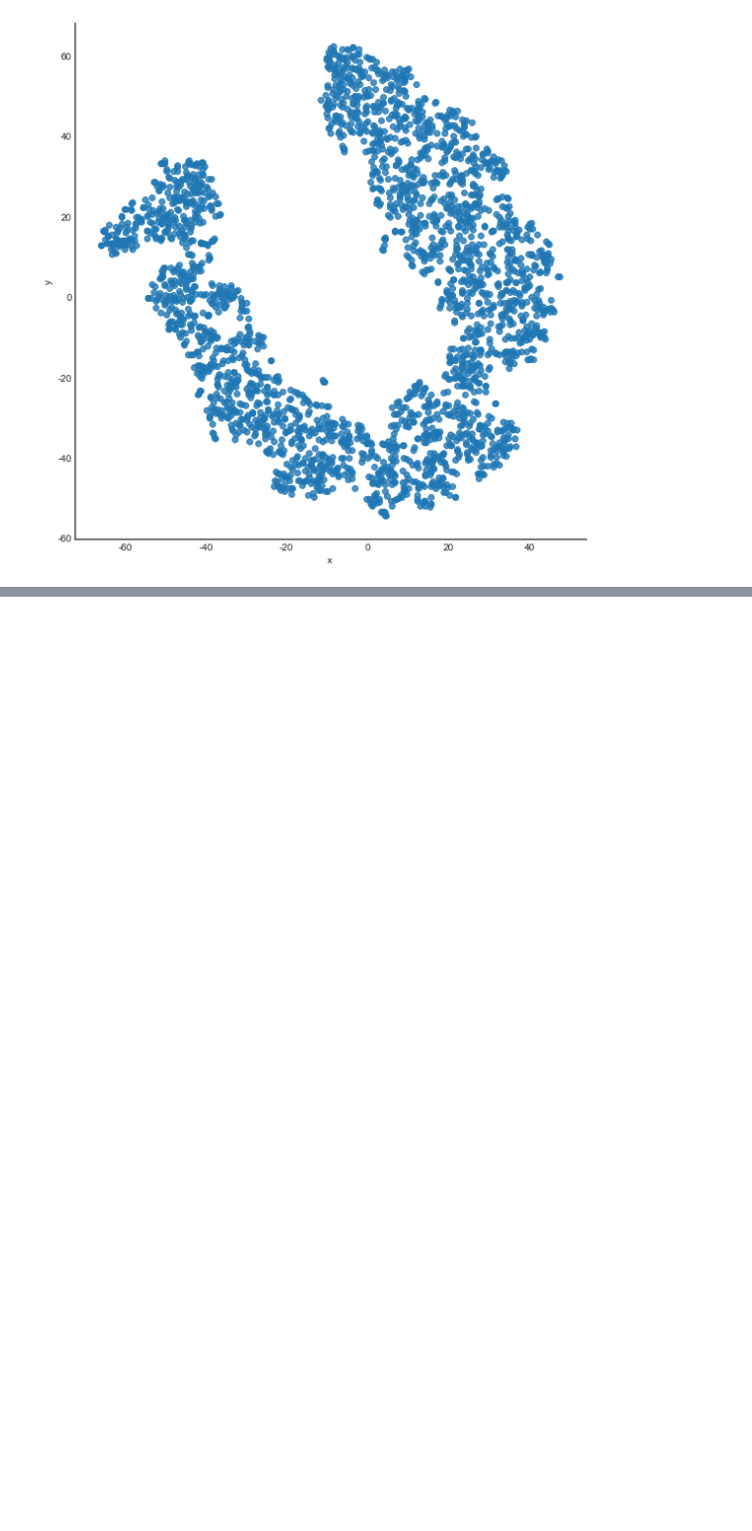
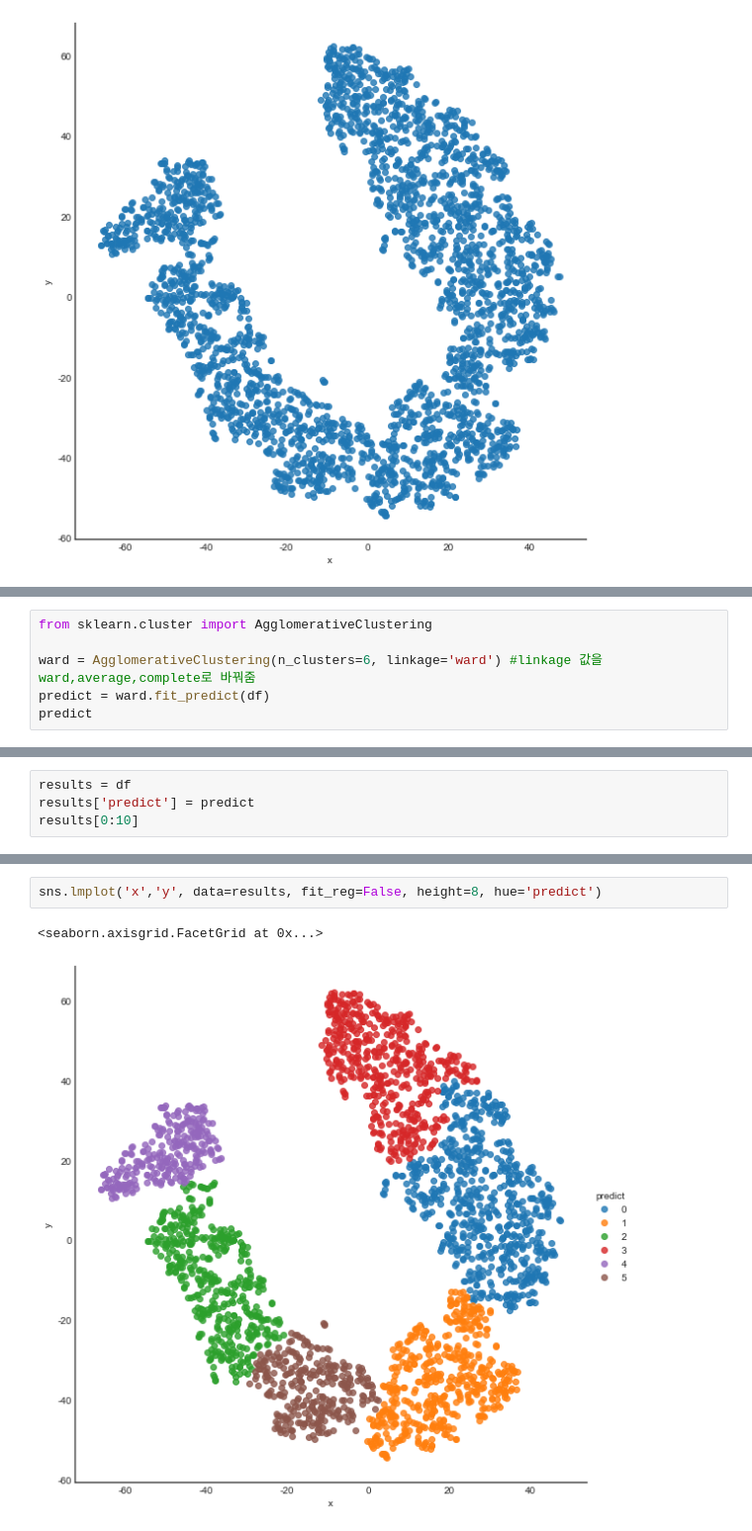
Before and after one commit to bbinibini/Natural-Laguage-Processing, a Jupyter notebook: 3.군집분석(Cluster Analysis).ipynb, the cells around one changed output, grey strips where cells are left out. Shown at 99% size. Drawn from its saved outputs; the diff is of its cells as text; blank space fills up the shorter version.

Commit message:
ADD H-Clustering

```diff
--- a/3.군집분석(Cluster Analysis).ipynb
+++ b/3.군집분석(Cluster Analysis).ipynb
@@ -215,0 +228,6 @@ plt.show()
+# %%
+from sklearn.cluster import AgglomerativeClustering
+
+ward = AgglomerativeClustering(n_clusters=6, linkage='ward') #linkage 값을 ward,average,complete로 바꿔줌
+predict = ward.fit_predict(df)
+predict
@@ -215,0 +236,4 @@ plt.show()
+# %%
+results = df
+results['predict'] = predict
+results[0:10]
@@ -215,0 +252,5 @@ plt.show()
+# %%
+sns.lmplot('x','y', data=results, fit_reg=False, height=8, hue='predict')
+# %% [output]
+<seaborn.axisgrid.FacetGrid at 0x...>
+[figure, added]
```
Also changed, not shown: parts of 20 cells of this notebook.
